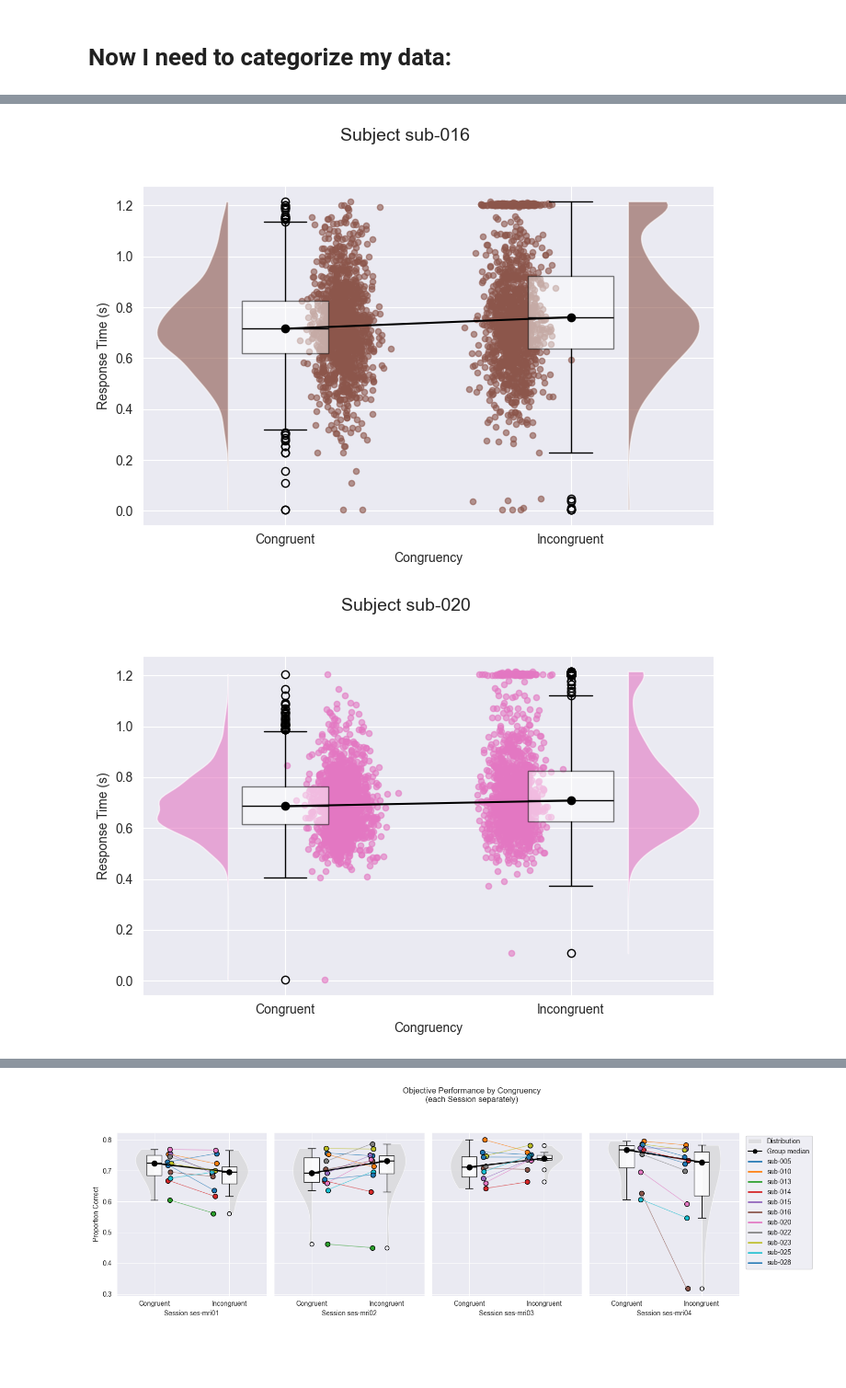
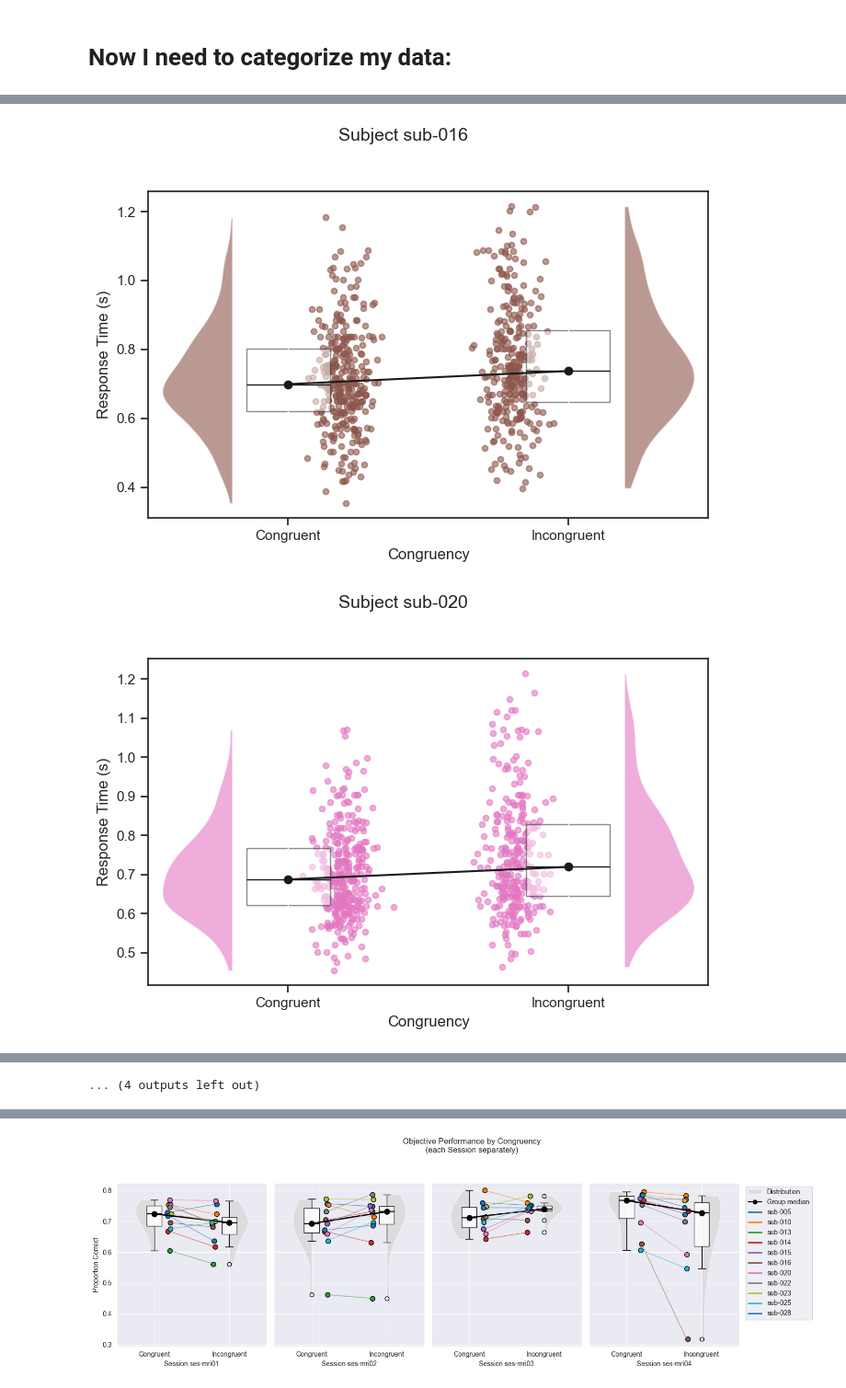
Before and after one commit to carla-coca/my-random-progress-thesis, a Jupyter notebook: Analyses_categorization+modelling.ipynb, the cells around one changed output, grey strips where cells are left out. Shown at 92% size. Drawn from its saved outputs; the diff is of its cells as text; code cells hidden in the pictures; blank space fills up the shorter version.

```diff
--- a/Analyses_categorization+modelling.ipynb
+++ b/Analyses_categorization+modelling.ipynb
@@ -899,0 +1553,24 @@ NameError: name 'final_df' is not defined
+# %%
+# --- barplot instead of boxplot ---
+plt.style.use("seaborn-v0_8-whitegrid")
+fig, ax = plt.subplots(figsize=(6,4))
+
+sns.barplot(
+    data=pp, x="response", y="error_rate",
+    estimator=np.mean,                  # use np.mean instead of "mean"
+    errorbar=("ci", 68),                # 68% CI ≈ 1 SE (change to ("ci", 95) for 95% CI)
+    palette="Set2", ax=ax
+)
+
+# overlay dots for each participant
+sns.stripplot(
+    data=pp, x="response", y="error_rate",
+    color="black", alpha=0.6, jitter=True, size=4, ax=ax
+)
+
+ax.set_ylabel("Error rate [%]")
+ax.set_xlabel("Response")
+ax.set_title("Error rate by response")
+
+fig.tight_layout()
+plt.show()
@@ -900,11 +1582,8 @@ NameError: name 'final_df' is not defined
 # %%
-import pandas as pd
-import numpy as np
-import matplotlib.pyplot as plt
 
 # 0) Load your data
 final_df = pd.read_csv(
-    "/Users/carlacoca/Documents/master_internship/outputs_final_data/final_df.csv",
+    "/Volumes/project/3025011.02/for_carla/combined_results_kenneth.backup.csv",
     sep=";"
 )
 df = final_df.copy()
@@ -973,2 +1652,2 @@ for subj in subjects:
-[figure, old version]
+[figure, new version]
-[figure, old version]
+[figure, new version]
@@ -978,0 +1659 @@ for subj in subjects:
+... (4 outputs left out)
```
Also changed, not shown: parts of 50 cells of this notebook, 7 other files.
